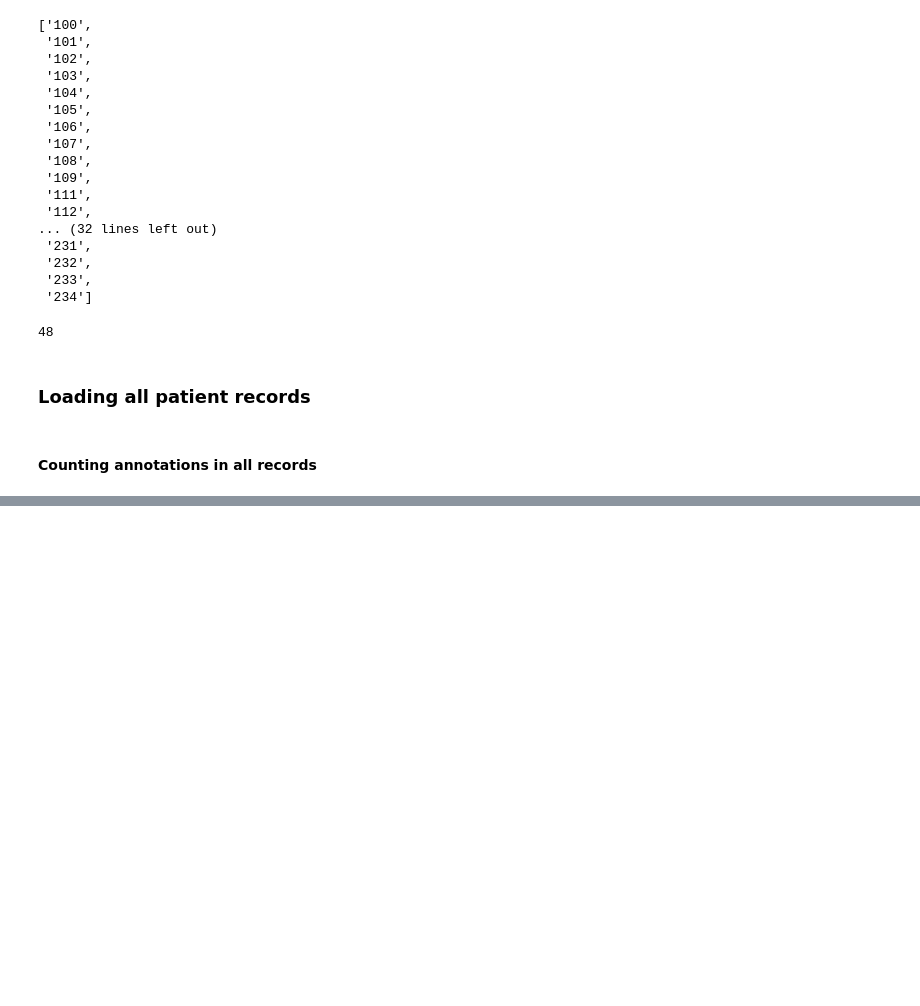
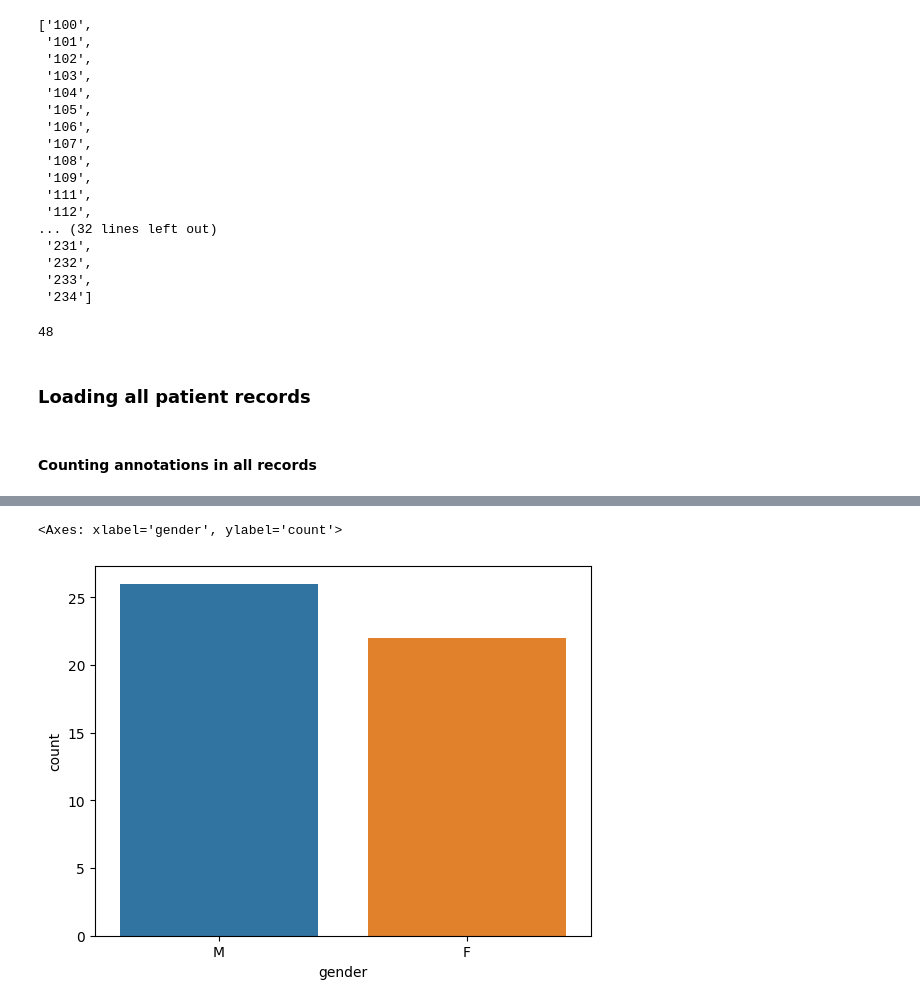
Before and after one commit to Alton1998/Arrhythmia-Detection, a Jupyter notebook: Arrhythmia Detection EDA.ipynb, the cells around one changed output, grey strips where cells are left out. Drawn from its saved outputs; the diff is of its cells as text; code cells hidden in the pictures; blank space fills up the shorter version.

```diff
--- a/Arrhythmia Detection EDA.ipynb
+++ b/Arrhythmia Detection EDA.ipynb
@@ -126,0 +193,5 @@ annotation_distribution_dataframe =
+# %%
+sns.countplot(data=patient_data_frame, x="gender")
+# %% [output]
+<Axes: xlabel='gender', ylabel='count'>
+[figure, added]
```
Also changed, not shown: parts of 37 cells of this notebook, 2 other files.
